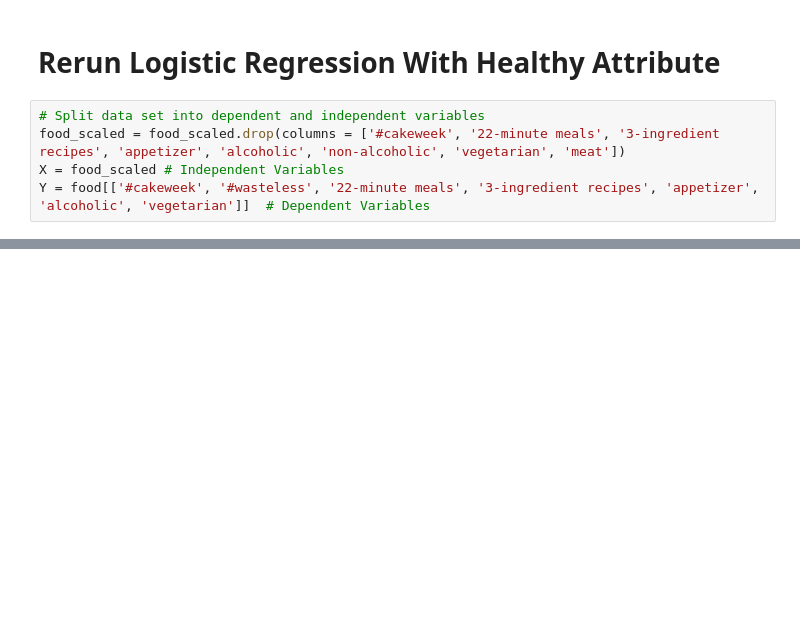
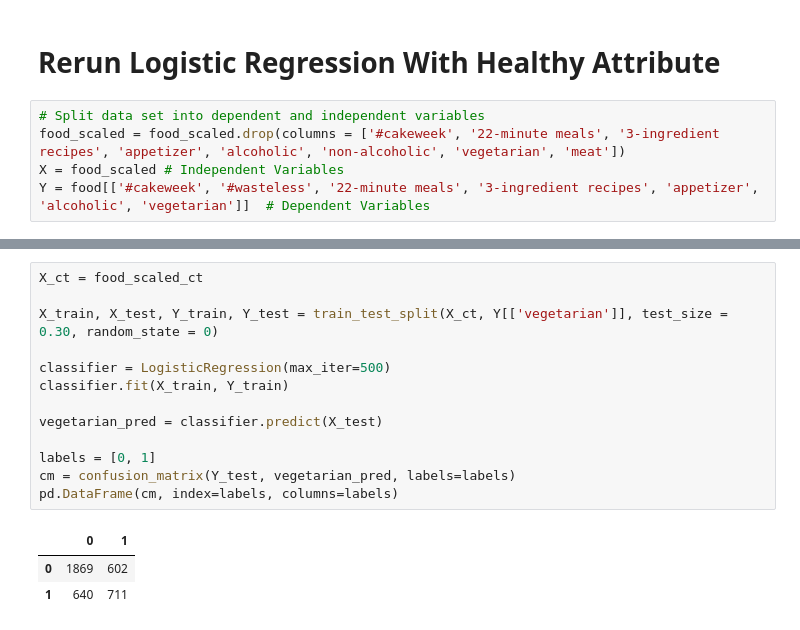
Before and after one commit to robd123/AML, a Jupyter notebook: Project2/Project2.ipynb, the cells around one changed output, grey strips where cells are left out. Cells and saved outputs as stored; diff of their text form; blank space fills up the shorter version.

```diff
--- a/Project2/Project2.ipynb
+++ b/Project2/Project2.ipynb
@@ -429,0 +439,17 @@ Y = food[['#cakeweek', '#wasteless', '22-minute meals', '3-ingredient recipes',
+# %%
+X_ct = food_scaled_ct
+
+X_train, X_test, Y_train, Y_test = train_test_split(X_ct, Y[['vegetarian']], test_size = 0.30, random_state = 0)
+
+classifier = LogisticRegression(max_iter=500)
+classifier.fit(X_train, Y_train)
+
+vegetarian_pred = classifier.predict(X_test)
+
+labels = [0, 1]
+cm = confusion_matrix(Y_test, vegetarian_pred, labels=labels)
+pd.DataFrame(cm, index=labels, columns=labels)
+# %% [output]
+|  | 0 | 1 |
+| 0 | 1869 | 602 |
+| 1 | 640 | 711 |
```
Also changed, not shown: parts of 4 cells of this notebook.
